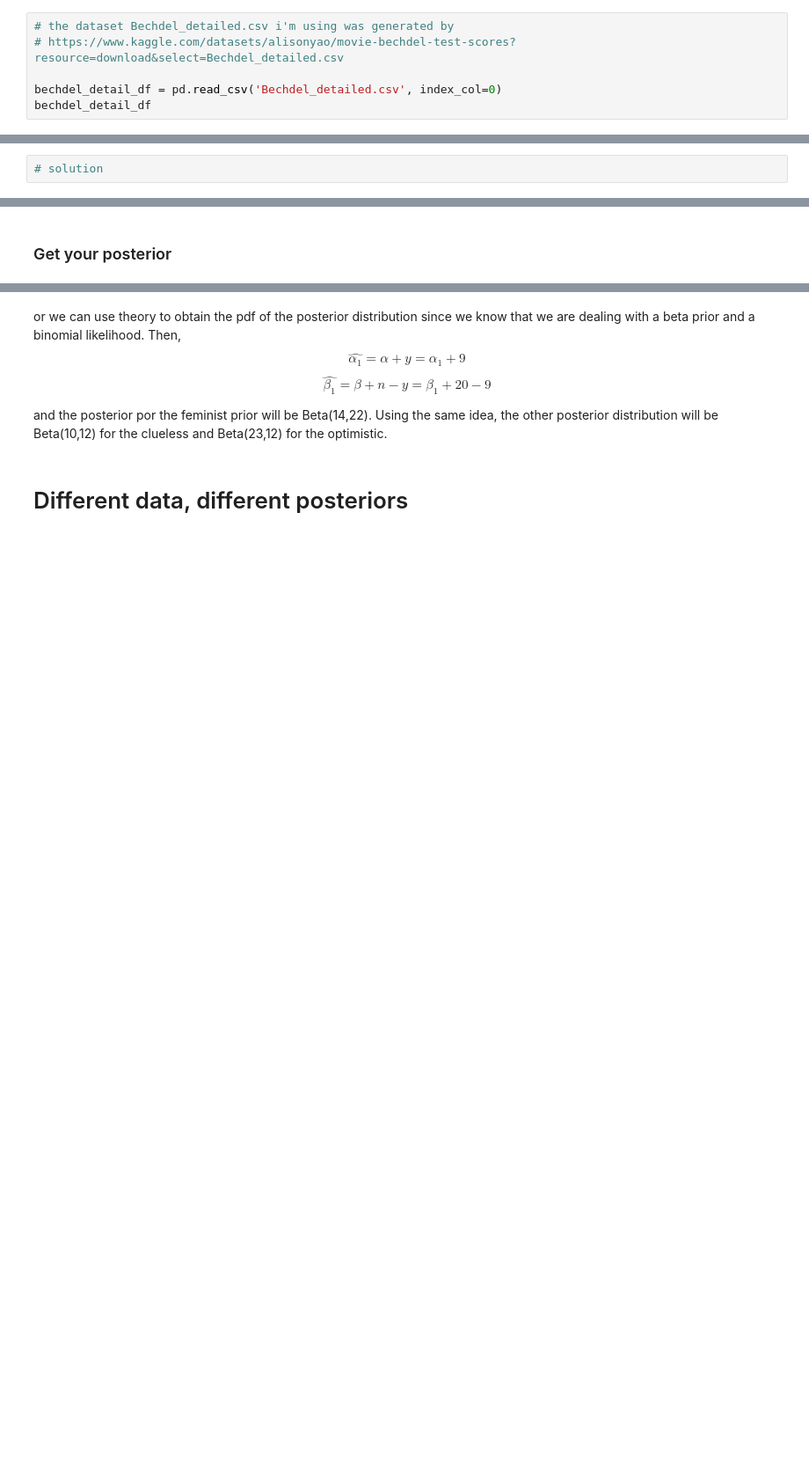
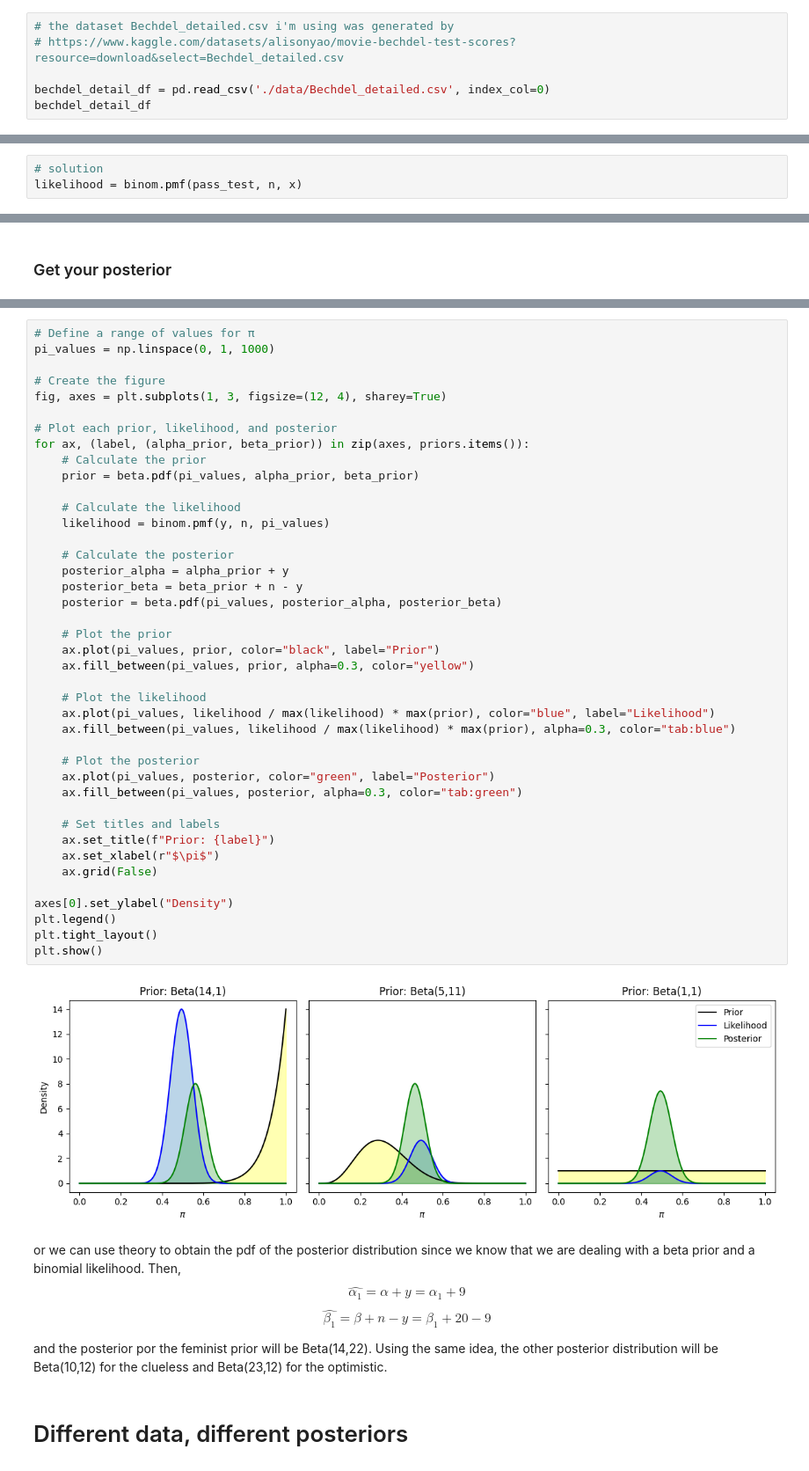
Before and after one commit to rogeranyor/BayesianInferenceUB25, a Jupyter notebook: notebooks/Session 6 - Bayesian Models.ipynb, the cells around one changed output, grey strips where cells are left out. Shown at 88% size. Drawn from its saved outputs; the diff is of its cells as text; blank space fills up the shorter version.

```diff
--- a/notebooks/Session 6 - Bayesian Models.ipynb
+++ b/notebooks/Session 6 - Bayesian Models.ipynb
@@ -97,5 +101,5 @@ The next natural question to ask is: how will their different priors influence t
 # the dataset Bechdel_detailed.csv i'm using was generated by
 # https://www.kaggle.com/datasets/alisonyao/movie-bechdel-test-scores?resource=download&select=Bechdel_detailed.csv
 
-bechdel_detail_df = pd.read_csv('Bechdel_detailed.csv', index_col=0)
+bechdel_detail_df = pd.read_csv('./data/Bechdel_detailed.csv', index_col=0)
 bechdel_detail_df
@@ -127,6 +165,7 @@ print('pass the test:', pass_test, 'and do not:', not_pass_test, 'movies')
 The likelihood distribution, based on the data is a Bin$(n,0.45)$ where we used $Y=9$ and $n=20$
 # %%
 # solution
+likelihood = binom.pmf(pass_test, n, x)
 # %%
 # Define prior distributions
 x = np.linspace(0, 1, 1000)
@@ -154,3 +193,46 @@ plt.show()
+# %%
+# Define a range of values for π
+pi_values = np.linspace(0, 1, 1000)
+
+# Create the figure
+fig, axes = plt.subplots(1, 3, figsize=(12, 4), sharey=True)
+
+# Plot each prior, likelihood, and posterior
+for ax, (label, (alpha_prior, beta_prior)) in zip(axes, priors.items()):
+    # Calculate the prior
+    prior = beta.pdf(pi_values, alpha_prior, beta_prior)
+
+    # Calculate the likelihood
+    likelihood = binom.pmf(y, n, pi_values)
+
+    # Calculate the posterior
+    posterior_alpha = alpha_prior + y
+    posterior_beta = beta_prior + n - y
+    posterior = beta.pdf(pi_values, posterior_alpha, posterior_beta)
+
+    # Plot the prior
+    ax.plot(pi_values, prior, color="black", label="Prior")
+    ax.fill_between(pi_values, prior, alpha=0.3, color="yellow")
+
+    # Plot the likelihood
+    ax.plot(pi_values, likelihood / max(likelihood) * max(prior), color="blue", label="Likelihood")
+    ax.fill_between(pi_values, likelihood / max(likelihood) * max(prior), alpha=0.3, color="tab:blue")
+
+    # Plot the posterior
+    ax.plot(pi_values, posterior, color="green", label="Posterior")
+    ax.fill_between(pi_values, posterior, alpha=0.3, color="tab:green")
+
+    # Set titles and labels
+    ax.set_title(f"Prior: {label}")
+    ax.set_xlabel(r"$\pi$")
+    ax.grid(False)
+
+axes[0].set_ylabel("Density")
+plt.legend()
+plt.tight_layout()
+plt.show()
+# %% [output]
+[figure, added]
 # %% [markdown]
 or we can use theory to obtain the pdf of the posterior distribution since we know that we are dealing with a beta prior and a binomial likelihood. Then,
 $$\hat{\alpha_1} = \alpha + y = \alpha_1 + 9$$
```
Also changed, not shown: parts of 17 cells of this notebook, 4 other files.
